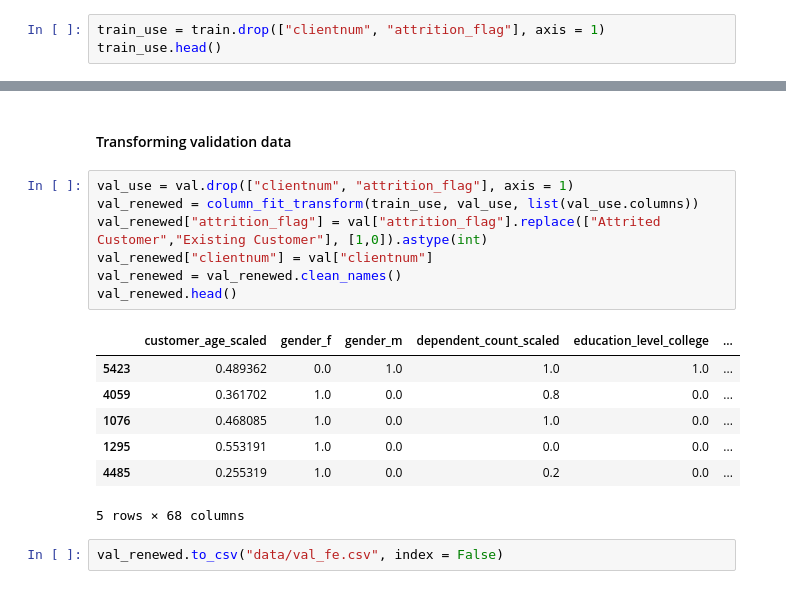
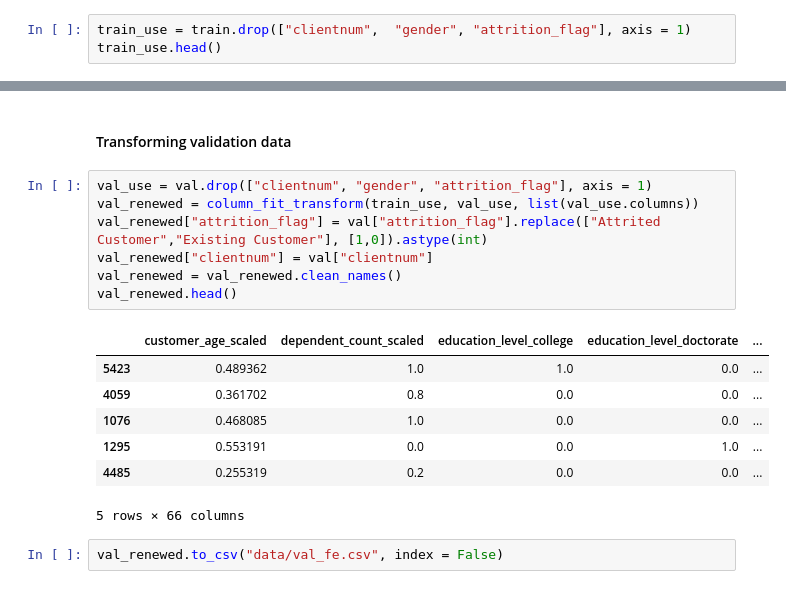
Before and after one commit to MUbarak123-56/bank-churners, a Jupyter notebook: 22-feature-engineering-pipeline.ipynb, the cells around one changed output, grey strips where cells are left out. Cells and saved outputs as stored; diff of their text form.

```diff
--- a/22-feature-engineering-pipeline.ipynb
+++ b/22-feature-engineering-pipeline.ipynb
@@ -190,6 +190,6 @@ new_df
 # %% [markdown]
 ### Feature Engineering on all features
 # %%
-train_use = train.drop(["clientnum", "attrition_flag"], axis = 1)
+train_use = train.drop(["clientnum",  "gender", "attrition_flag"], axis = 1)
 train_use.head()
 # %% [output]
@@ -320,20 +318,20 @@ train_renewed.to_csv("data/train_fe.csv", index = False)
 # %% [markdown]
 #### Transforming validation data
 # %%
-val_use = val.drop(["clientnum", "attrition_flag"], axis = 1)
+val_use = val.drop(["clientnum", "gender", "attrition_flag"], axis = 1)
 val_renewed = column_fit_transform(train_use, val_use, list(val_use.columns))
 val_renewed["attrition_flag"] = val["attrition_flag"].replace(["Attrited Customer","Existing Customer"], [1,0]).astype(int)
 val_renewed["clientnum"] = val["clientnum"]
 val_renewed = val_renewed.clean_names()
 val_renewed.head()
 # %% [output]
-|  | customer_age_scaled | gender_f | gender_m | dependent_count_scaled | education_level_college | ... |
-| 5423 | 0.489362 | 0.0 | 1.0 | 1.0 | 1.0 | ... |
-| 4059 | 0.361702 | 1.0 | 0.0 | 0.8 | 0.0 | ... |
-| 1076 | 0.468085 | 1.0 | 0.0 | 1.0 | 0.0 | ... |
-| 1295 | 0.553191 | 1.0 | 0.0 | 0.0 | 0.0 | ... |
-| 4485 | 0.255319 | 1.0 | 0.0 | 0.2 | 0.0 | ... |
+|  | customer_age_scaled | dependent_count_scaled | education_level_college | education_level_doctorate | ... |
+| 5423 | 0.489362 | 1.0 | 1.0 | 0.0 | ... |
+| 4059 | 0.361702 | 0.8 | 0.0 | 0.0 | ... |
+| 1076 | 0.468085 | 1.0 | 0.0 | 0.0 | ... |
+| 1295 | 0.553191 | 0.0 | 0.0 | 1.0 | ... |
+| 4485 | 0.255319 | 0.2 | 0.0 | 0.0 | ... |
-5 rows × 68 columns
+5 rows × 66 columns
 # %%
 val_renewed.to_csv("data/val_fe.csv", index = False)
 # %% [markdown]
```
Also changed, not shown: parts of 5 cells of this notebook, 6 other files.
